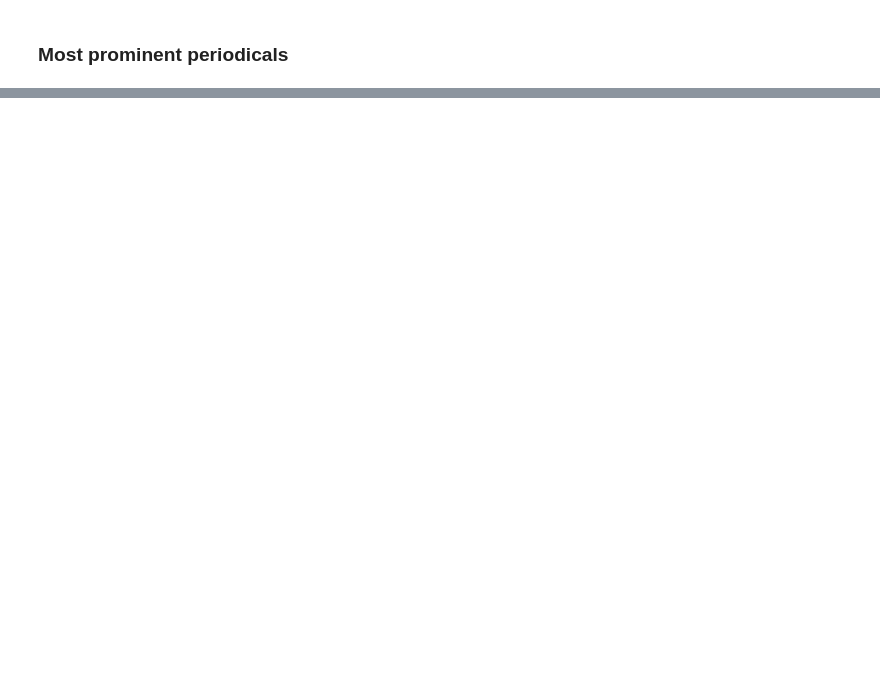
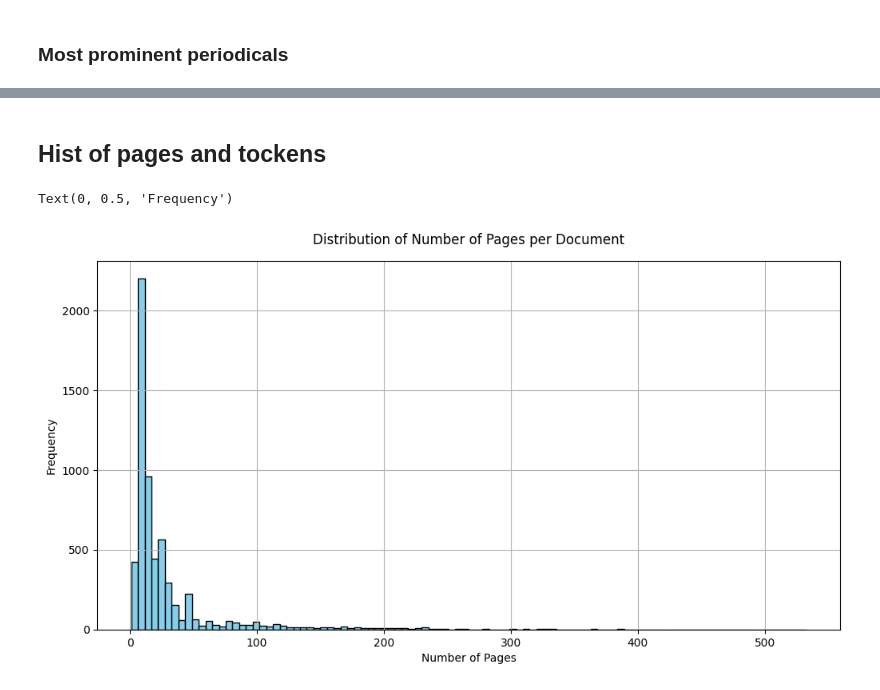
Before and after one commit to KvindtEva/SCRIPTUM, a Jupyter notebook: missing_year_extraction.ipynb, the cells around one changed output, grey strips where cells are left out. Drawn from its saved outputs; the diff is of its cells as text; code cells hidden in the pictures; blank space fills up the shorter version.

```diff
--- a/missing_year_extraction.ipynb
+++ b/missing_year_extraction.ipynb
@@ -233,0 +234,17 @@ axs[2, 1].set_xticklabels([str(n)+ "M" for n in range(0,4)])
+# %% [markdown]
+## Hist of pages and tockens
+# %%
+is_obsah_filename = scriptum_df.filename.str.contains('obsah_ocr')
+is_obsah_periodical = (scriptum_df.periodical_title == 'Obsah')
+
+scriptum_df = scriptum_df[scriptum_df.pages_N != 0]
+scriptum_df = scriptum_df[~is_obsah_filename]
+# %%
+plt.figure(figsize=(12, 6))
+scriptum_df.pages_N.hist(bins=100, color='skyblue', edgecolor='black')
+plt.title('Distribution of Number of Pages per Document', pad=15)
+plt.xlabel('Number of Pages')
+plt.ylabel('Frequency')
+# %% [output]
+Text(0, 0.5, 'Frequency')
+[figure, added]
```
Also changed, not shown: parts of 4 cells of this notebook.
